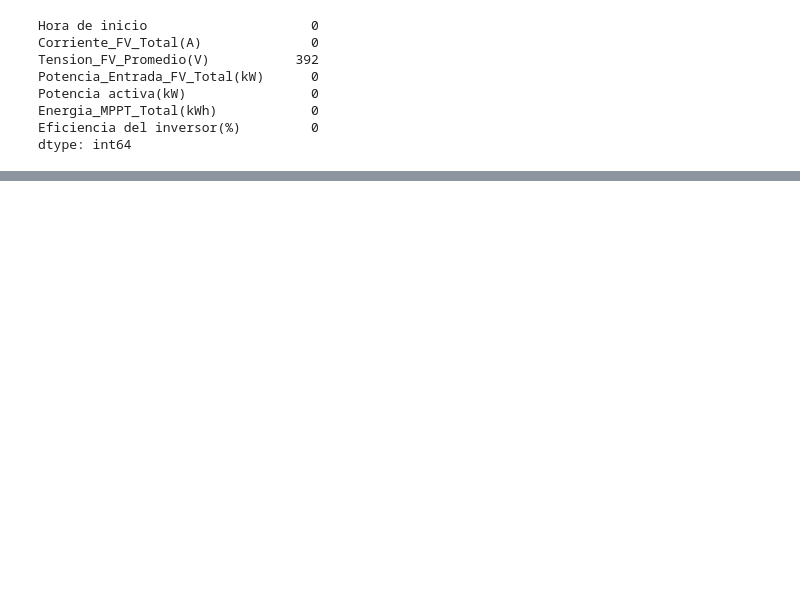
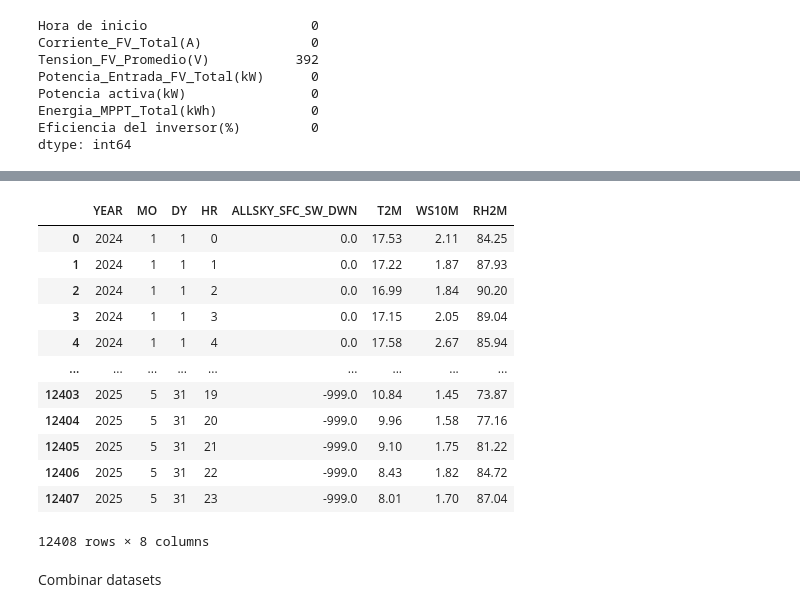
Before and after one commit to Fran-98/Deep-Solar-Grid, a Jupyter notebook: EDA.ipynb, the cells around one changed output, grey strips where cells are left out. Cells and saved outputs as stored; diff of their text form; code cells hidden in the pictures; blank space fills up the shorter version.

Commit message:
feat: :sparkles: dataset EDA and creation

```diff
--- a/EDA.ipynb
+++ b/EDA.ipynb
@@ -217,0 +219,19 @@ df.corr()
+# %%
+df_irradiancia = pd.read_csv('datos_irradiancia\POWER_Point_Hourly_20240101_20250531_029d64S_058d99W_LST.csv')
+df_irradiancia
+# %% [output]
+|  | YEAR | MO | DY | HR | ALLSKY_SFC_SW_DWN | T2M | WS10M | RH2M |
+| 0 | 2024 | 1 | 1 | 0 | 0.0 | 17.53 | 2.11 | 84.25 |
+| 1 | 2024 | 1 | 1 | 1 | 0.0 | 17.22 | 1.87 | 87.93 |
+| 2 | 2024 | 1 | 1 | 2 | 0.0 | 16.99 | 1.84 | 90.20 |
+| 3 | 2024 | 1 | 1 | 3 | 0.0 | 17.15 | 2.05 | 89.04 |
+| 4 | 2024 | 1 | 1 | 4 | 0.0 | 17.58 | 2.67 | 85.94 |
+| ... | ... | ... | ... | ... | ... | ... | ... | ... |
+| 12403 | 2025 | 5 | 31 | 19 | -999.0 | 10.84 | 1.45 | 73.87 |
+| 12404 | 2025 | 5 | 31 | 20 | -999.0 | 9.96 | 1.58 | 77.16 |
+| 12405 | 2025 | 5 | 31 | 21 | -999.0 | 9.10 | 1.75 | 81.22 |
+| 12406 | 2025 | 5 | 31 | 22 | -999.0 | 8.43 | 1.82 | 84.72 |
+| 12407 | 2025 | 5 | 31 | 23 | -999.0 | 8.01 | 1.70 | 87.04 |
+12408 rows × 8 columns
+# %% [markdown]
+Combinar datasets
```
Also changed, not shown: parts of 4 cells of this notebook, 8 other files.
